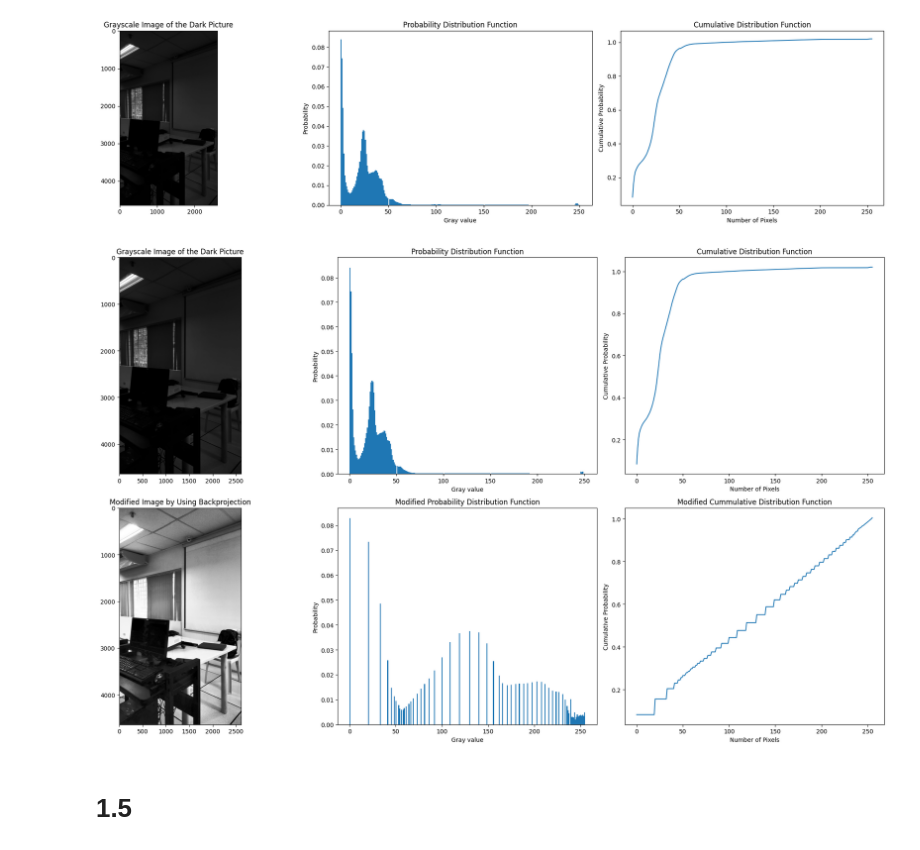
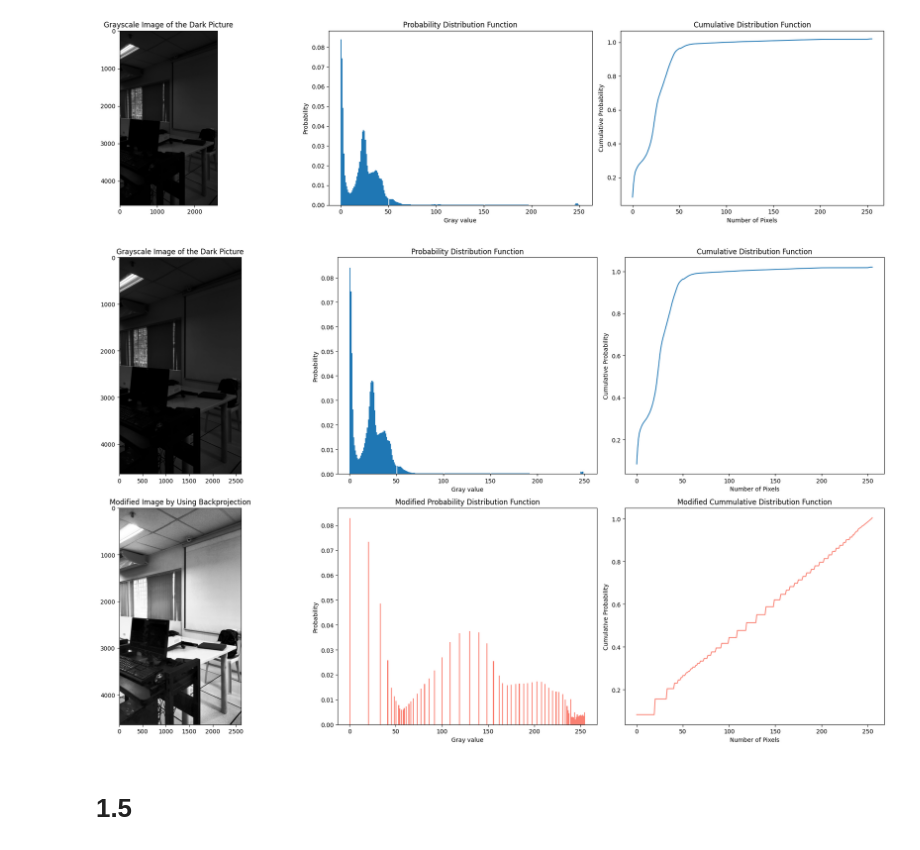
Before and after one commit to jclmaypa/MAYPA_AP-157-Submissions, a Jupyter notebook: Activity 1/Activity 1.ipynb, the cells around one changed output. Drawn from its saved outputs; the diff is of its cells as text; code cells hidden in the pictures.

```diff
--- a/Activity 1/Activity 1.ipynb
+++ b/Activity 1/Activity 1.ipynb
@@ -294,36 +294,36 @@ GS_CDF = np.cumsum(GS_norm_hist_values)
 fig, ax = plt.subplots(2,3, figsize = (20, 12))
 ax[0,0].imshow(processed_image, cmap = "gray")
 ax[0,0].set_title("Grayscale Image of the Dark Picture")
 
 
 ax[0,1].hist(flattened, density = True, bins = 256)
 ax[0,1].set_ylabel("Probability")
 ax[0,1].set_xlabel("Gray value")
 ax[0,1].set_title("Probability Distribution Function")
 
 ax[0,2].plot(x, CDF)
 ax[0,2].set_ylabel("Cumulative Probability")
 ax[0,2].set_xlabel("Number of Pixels")
 ax[0,2].set_title("Cumulative Distribution Function")
 
 
 ax[1,0].imshow(new_GS, cmap = "gray")
 ax[1,0].set_title("Modified Image by Using Backprojection")
 
-ax[1,1].hist(GS_flattened, bins = 256, density = True)
+ax[1,1].hist(GS_flattened, bins = 256, density = True, color = "salmon")
 ax[1,1].set_ylabel("Probability")
 ax[1,1].set_xlabel("Gray value")
 ax[1,1].set_title("Modified Probability Distribution Function")
 
 
-ax[1,2].plot(x, GS_CDF)
+ax[1,2].plot(x, GS_CDF, color = "salmon")
 ax[1,2].set_ylabel("Cumulative Probability")
 ax[1,2].set_xlabel("Number of Pixels")
 ax[1,2].set_title("Modified Cummulative Distribution Function")
 plt.tight_layout()
 plt.show()
 # %% [output]
-[figure, old version]
+[figure, new version]
 # %% [markdown]
 # 1.5
 # %% [markdown]
```
Also changed, not shown: parts of 7 cells of this notebook.
